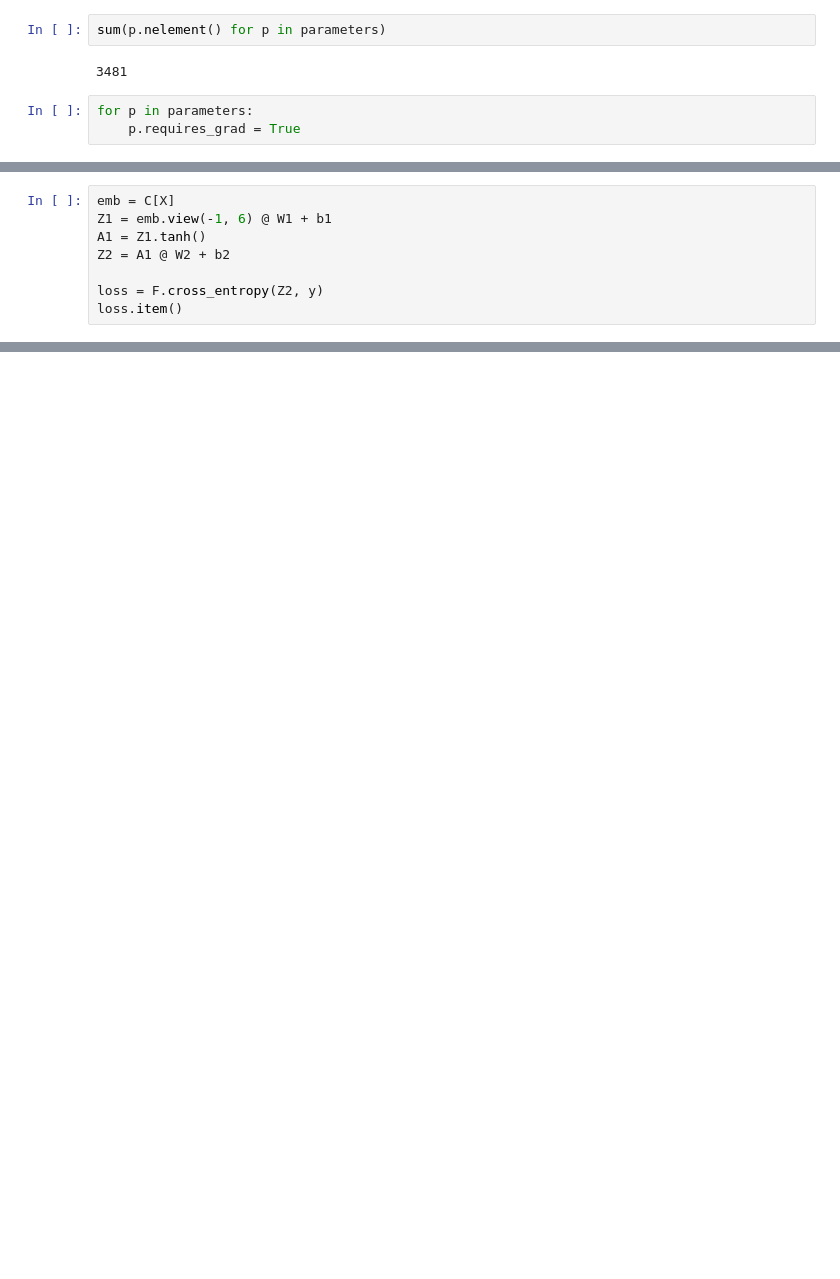
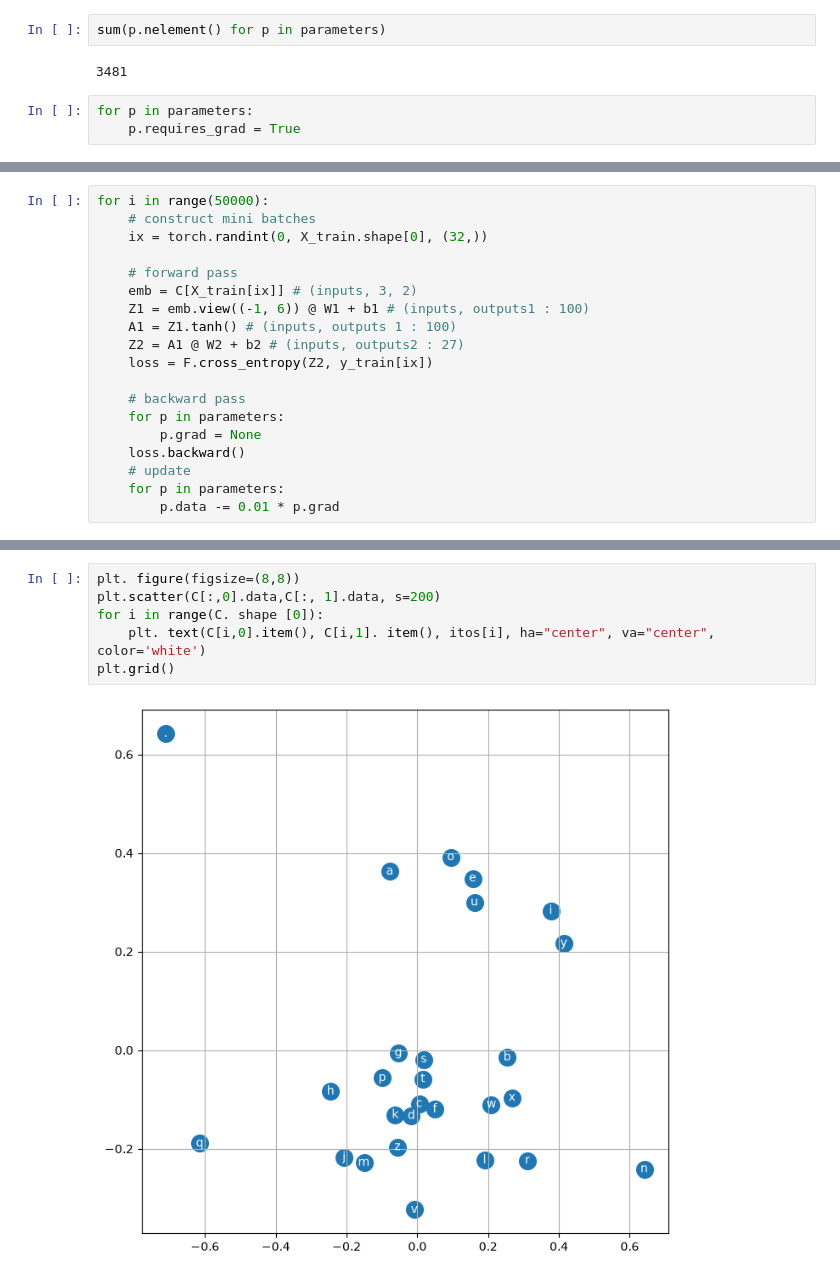
Before and after one commit to adam-elkhatabi/makemore-python, a Jupyter notebook: makemore/makemore_part2.ipynb, the cells around one changed output, grey strips where cells are left out. Drawn from its saved outputs; the diff is of its cells as text; blank space fills up the shorter version.

```diff
--- a/makemore/makemore_part2.ipynb
+++ b/makemore/makemore_part2.ipynb
@@ -80,8 +102,0 @@ for i in range(20000):
-# %%
-emb = C[X]
-Z1 = emb.view(-1, 6) @ W1 + b1
-A1 = Z1.tanh()
-Z2 = A1 @ W2 + b2
-
-loss = F.cross_entropy(Z2, y)
-loss.item()
@@ -89,0 +108,19 @@ loss.item()
+# %%
+for i in range(50000):
+    # construct mini batches
+    ix = torch.randint(0, X_train.shape[0], (32,))
+
+    # forward pass
+    emb = C[X_train[ix]] # (inputs, 3, 2)
+    Z1 = emb.view((-1, 6)) @ W1 + b1 # (inputs, outputs1 : 100)
+    A1 = Z1.tanh() # (inputs, outputs 1 : 100)
+    Z2 = A1 @ W2 + b2 # (inputs, outputs2 : 27)
+    loss = F.cross_entropy(Z2, y_train[ix])
+
+    # backward pass
+    for p in parameters:
+        p.grad = None
+    loss.backward()
+    # update
+    for p in parameters:
+        p.data -= 0.01 * p.grad
@@ -89,0 +137,8 @@ loss.item()
+# %%
+plt. figure(figsize=(8,8))
+plt.scatter(C[:,0].data,C[:, 1].data, s=200)
+for i in range(C. shape [0]):
+    plt. text(C[i,0].item(), C[i,1]. item(), itos[i], ha="center", va="center", color='white')
+plt.grid()
+# %% [output]
+[figure, added]
```
Also changed, not shown: parts of 15 cells of this notebook.
